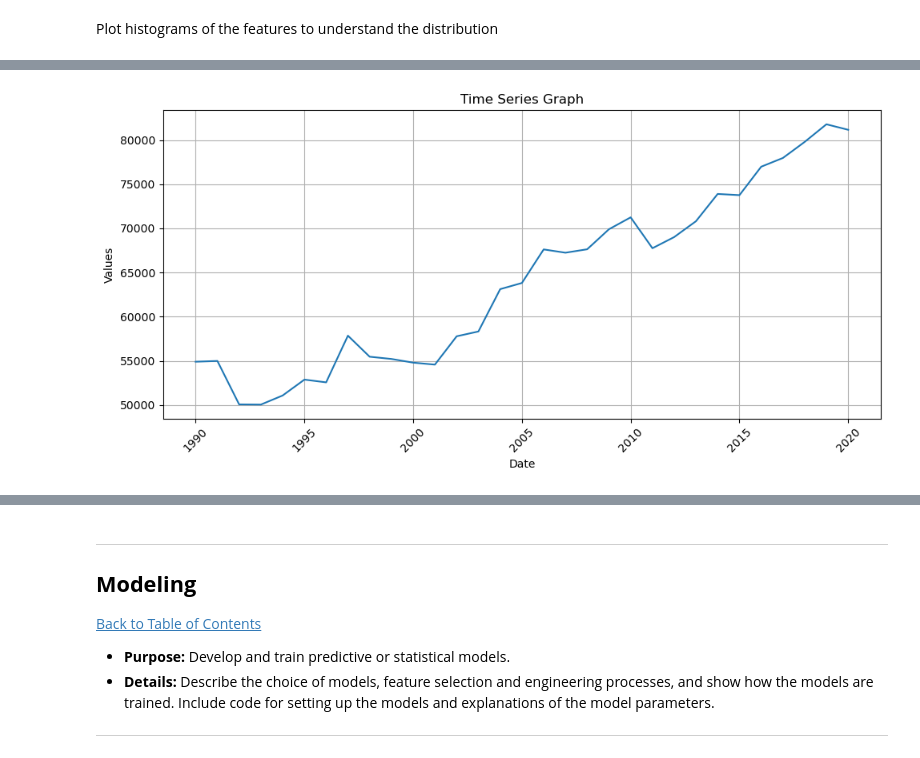
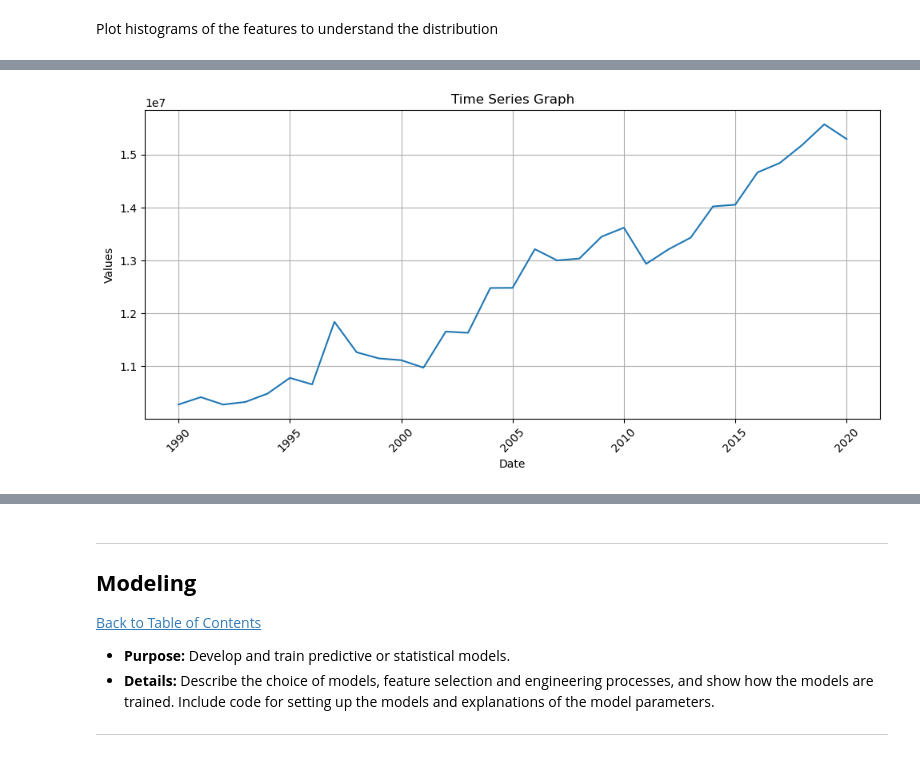
Before and after one commit to DavidFHarrison/2403PTDS_Regression_DH, a Jupyter notebook: Regression_Project_DH.ipynb, the cells around one changed output, grey strips where cells are left out. Cells and saved outputs as stored; diff of their text form; code cells hidden in the pictures.

Commit message:
update 20241030
added analysis in excel
added to ppt
did data cleaning and filtering in notebook

```diff
--- a/Regression_Project_DH.ipynb
+++ b/Regression_Project_DH.ipynb
@@ -169,0 +172,4 @@ count_duplicate_rows(df_copy)
+# %%
+china_filter = {'China, Hong Kong SAR','China, Macao SAR','China, mainland','China, Taiwan Province of'}
+filtered_data = df_copy[~df_copy['Area'].isin(china_filter)]
+filtered_data.head()
@@ -169,0 +194,31 @@ count_duplicate_rows(df_copy)
+# %%
+new_column_names = {
+                    'Savanna fires': 'Fire_Savanna',
+                    'Forest fires': 'Fire_Forest',
+                    'Crop Residues': 'Crop_Residues',
+                    'Rice Cultivation': 'Rice_Cultivation',
+                    'Drained organic soils (CO2)': 'Drained_Organic_Soils',
+                    'Pesticides Manufacturing': 'Pesticides_Manuf',
+                    'Food Transport': 'Food_Transport',
+                    'Net Forest conversion': 'Net_Forest_Conversion',
+                    'Food Household Consumption': 'Food_Consumption',
+                    'Food Retail': 'Food_Retail',
+                    'On-farm Electricity Use': 'Farm_Electricity',
+                    'Food Packaging': 'Food_Packaging',
+                    'Agrifood Systems Waste Disposal': 'Agrifood_Waste_Disposal',
+                    'Food Processing': 'Food_Processing',
+                    'Fertilizers Manufacturing': 'Fertilizer_Manuf',
+                    'Manure applied to Soils': 'Manure_Soil',
+                    'Manure left on Pasture': 'Manure_Pasture',
+                    'Manure Management': 'Manure_Mngt',
+                    'Fires in organic soils': 'Fire_Organic_Soil',
+                    'Fires in humid tropical forests': 'Fire_Trop_Forest',
+                    'On-farm energy use': 'Farm_Energy_Use',
+                    'Rural population': 'Population_Rural',
+                    'Urban population':'Population_Urban',
+                    'Total Population - Male': 'Population_Male',
+                    'Total Population - Female': 'Population_Female',
+                    'total_emission': 'Total_Emission',
+                    'Average Temperature °C': 'Ave_Temp_Change'}
+filtered_data = filtered_data.rename(columns=new_column_names)
+filtered_data.head()
@@ -169,0 +235,4 @@ count_duplicate_rows(df_copy)
+# %%
+group_by_year = filtered_data.drop('Area',axis=1)
+group_by_year = group_by_year.groupby('Year',as_index=False).sum()
+group_by_year.head()
@@ -196,4 +314,0 @@ df_copy['Year'] = df_copy['Year'].dt.year
-# %%
-group_by_year = df_copy.drop('Area',axis=1)
-group_by_year = group_by_year.groupby('Year',as_index=False).mean()
-group_by_year.head()
@@ -208,14 +315,14 @@ group_by_year.head()
 # %%
 # Plotting the time series
 
 plt.figure(figsize=(10, 5))
-plt.plot(group_by_year['Year'], group_by_year['total_emission'])
+plt.plot(group_by_year['Year'], group_by_year['Total_Emission'])
 plt.title('Time Series Graph')
 plt.xlabel('Date')
 plt.ylabel('Values')
 plt.grid()
 plt.xticks(rotation=45)  # Rotate x-axis labels for better visibility
 plt.tight_layout()  # Adjust layout to prevent clipping
 plt.show()
 # %% [output]
-[figure, old version]
+[figure, new version]
```
Also changed, not shown: parts of 29 cells of this notebook, 2 other files.
